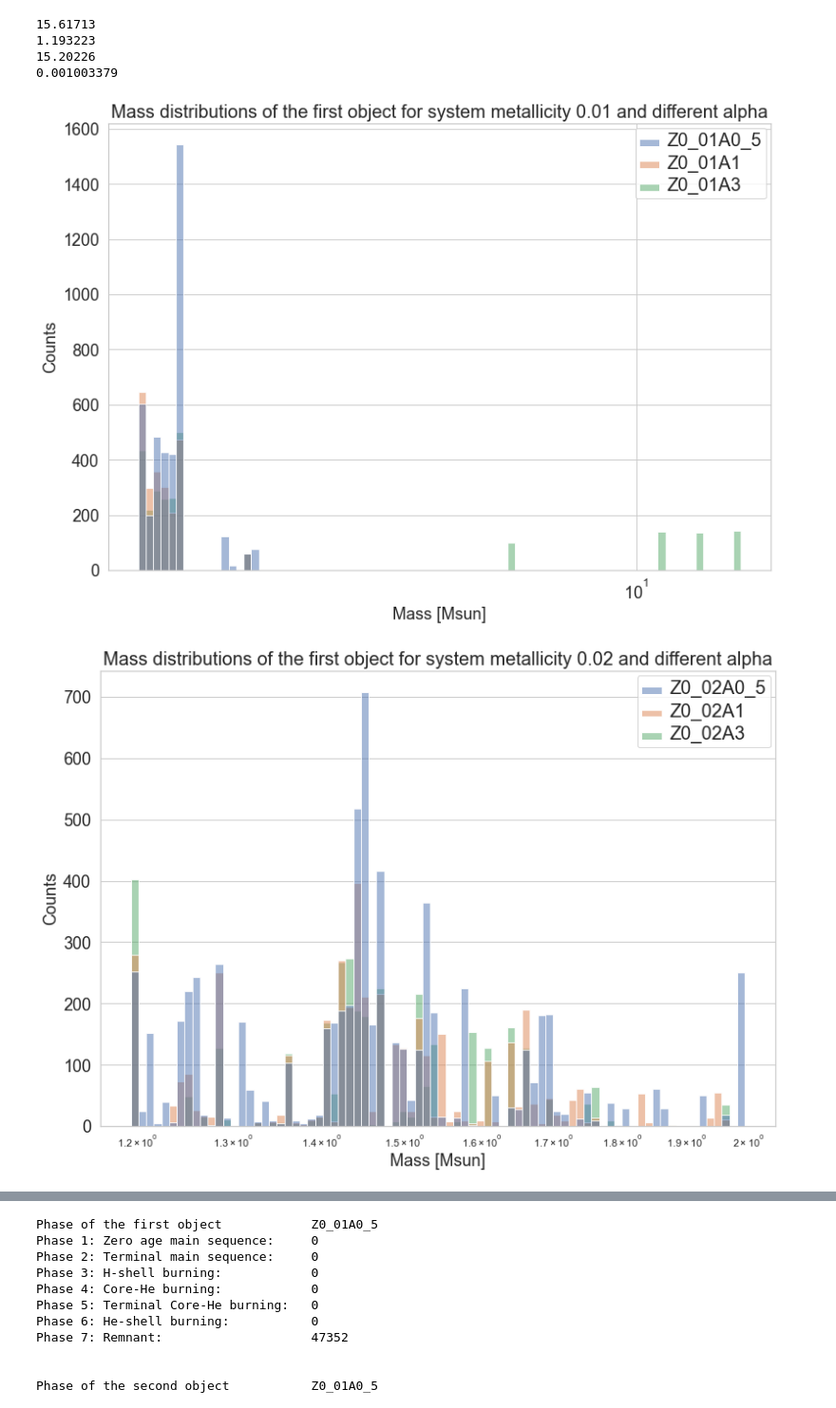
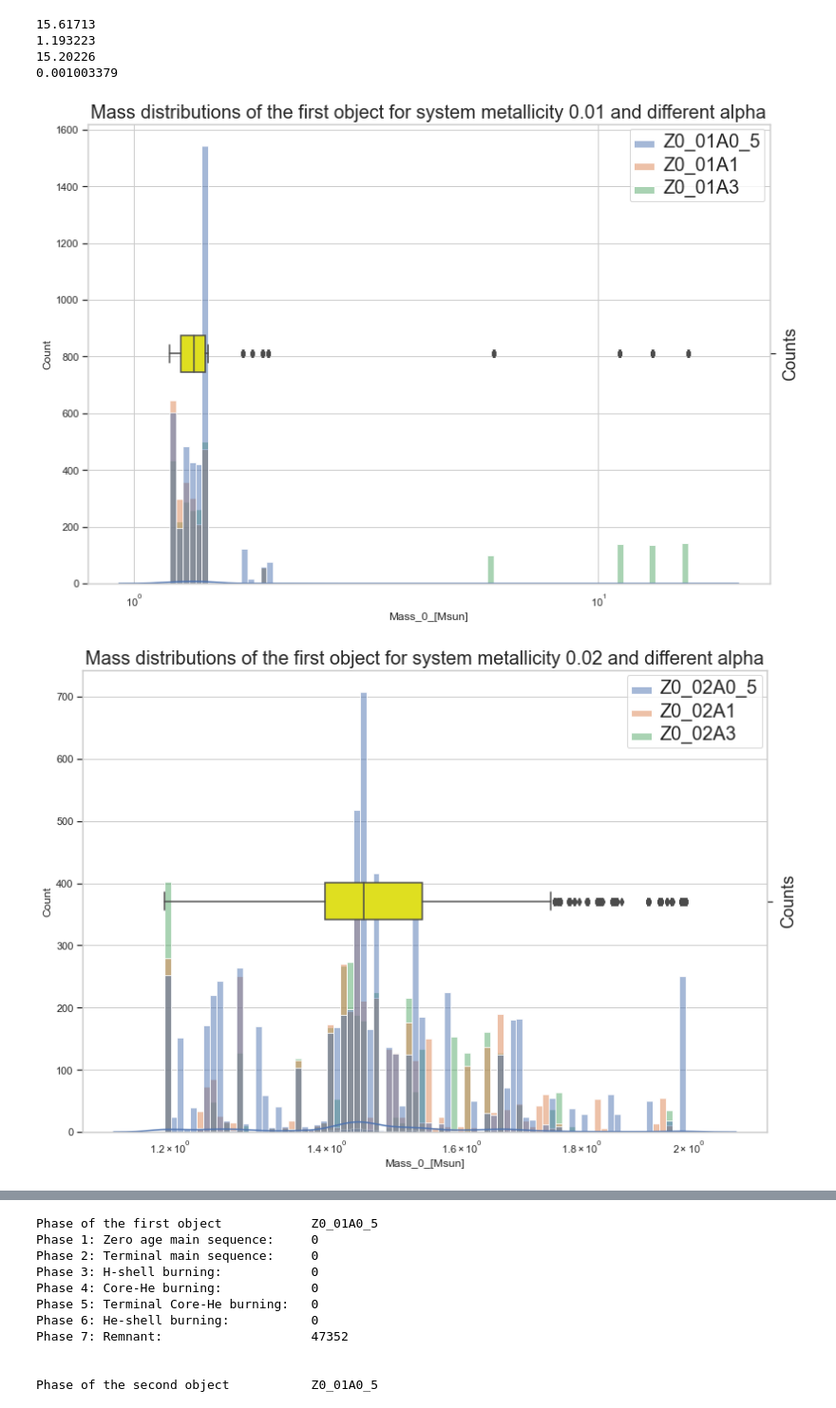
Before and after one commit to Melikakmm/Low-Mass-X-ray-Binaries, a Jupyter notebook: walter_analysis.ipynb, the cells around one changed output, grey strips where cells are left out. Shown at 95% size. Cells and saved outputs as stored; diff of their text form; code cells hidden in the pictures.

```diff
--- a/walter_analysis.ipynb
+++ b/walter_analysis.ipynb
@@ -282,0 +363,16 @@ Plot the mass distribution of the stars and compact objects in the binaries.
+# %%
+fig = plt.figure(figsize=(35, 45))
+sns.set_style("whitegrid")
+for i in range(0,12):
+    fig.add_subplot(4, 3, i+1)
+    df_r1[names[i]].value_counts().sort_index(ascending=True).plot.bar(color=
+                                                                ['limegreen',
+                                                                'yellow', 'violet'], log=True)
+
+    plt.xticks(np.arange(2), ("5","6"))
+    plt.xlabel("Remnant type",fontsize=20)
+    plt.ylabel("Count",fontsize=20)
+    plt.title("Compact object remnant type of "+ names[i],fontsize=20)
+    plt.xticks(size = 20)
+    plt.yticks(size = 20)
+plt.show()
@@ -282,0 +387,12 @@ Plot the mass distribution of the stars and compact objects in the binaries.
+# %%
+for i in range(1,13):
+    x = globals()["df_"+str(i)]
+    cond = x['RemnantType_0'] == 6
+    result = x[cond]
+    print("BH is less massive than the sum of the two intial masses of the stars",
+          result[result['Mass_0_x'] < result['Mass_0_y'] + result['Mass_1_y']].size)
+    print("BH has equal mass respect to the sum of the two intial masses of the stars",
+          result[result['Mass_0_x'] == result['Mass_0_y'] + result['Mass_1_y']].size)
+    print("BH is more massive than the sum of the two intial masses of the stars",
+          result[result['Mass_0_x'] > result['Mass_0_y'] + result['Mass_1_y']].size)
+    print("\n\n")
@@ -306,26 +452,34 @@ print(df_mass_1.min().min())
 0.001003379
 # %%
 sns.set_style("whitegrid")
+def dist_boxplot(x, **kwargs):
+    ax = sns.distplot(x, hist_kws=dict(alpha=0.2))
+    ax2 = ax.twinx()
+    sns.boxplot(x=x, ax=ax2, color='yellow')
+    ax2.set(ylim=(-5, 5))
 #bins = np.histogram(np.hstack((df_1['Mass_0_x'],df_2['Mass_0_x'],df_3['Mass_0_x'])), bins=bins)[1]
 bins = 80
 a = [3, 6, 9, 12]
 b = [0, 3, 6, 9]
 c = [1, 2, 3, 4]
 count=0
 
 for i,j,k in zip(a,b,c):
     fig = plt.figure(figsize=(13,9))
-    #fig.add_subplot(2, 2, k)
+    #fig.add_subplot(2, 2, c)
     ax=sns.histplot(data=df_mass_0.iloc[:,j:i], bins=bins, alpha=0.5, log_scale=True, multiple='layer',legend=True)
     plt.title('Mass distributions of the first object for system metallicity ' + str(metallicity[count]) + ' and different alpha', fontsize=20)
     count+=1
+    df_mass_0_temp = df_mass_0[[names[j],names[j+1],names[j+2]]]
+    df_temp = df_mass_0_temp.stack().rename_axis(['level0', 'id']).reset_index().rename(columns={0:'Mass_0_[Msun]'})
+    dist_boxplot(x=df_temp['Mass_0_[Msun]'])
     plt.xlabel('Mass [Msun]', fontsize=18)
     plt.ylabel('Counts', fontsize=18)
     plt.xticks(size = 18)
     plt.yticks(size = 18)
     plt.setp(ax.get_legend().get_texts(), fontsize='20')
 
     plt.show()
 # %% [output]
-[figure, old version]
+[figure, new version]
-[figure, old version]
+[figure, new version]
```
Also changed, not shown: parts of 33 cells of this notebook.
